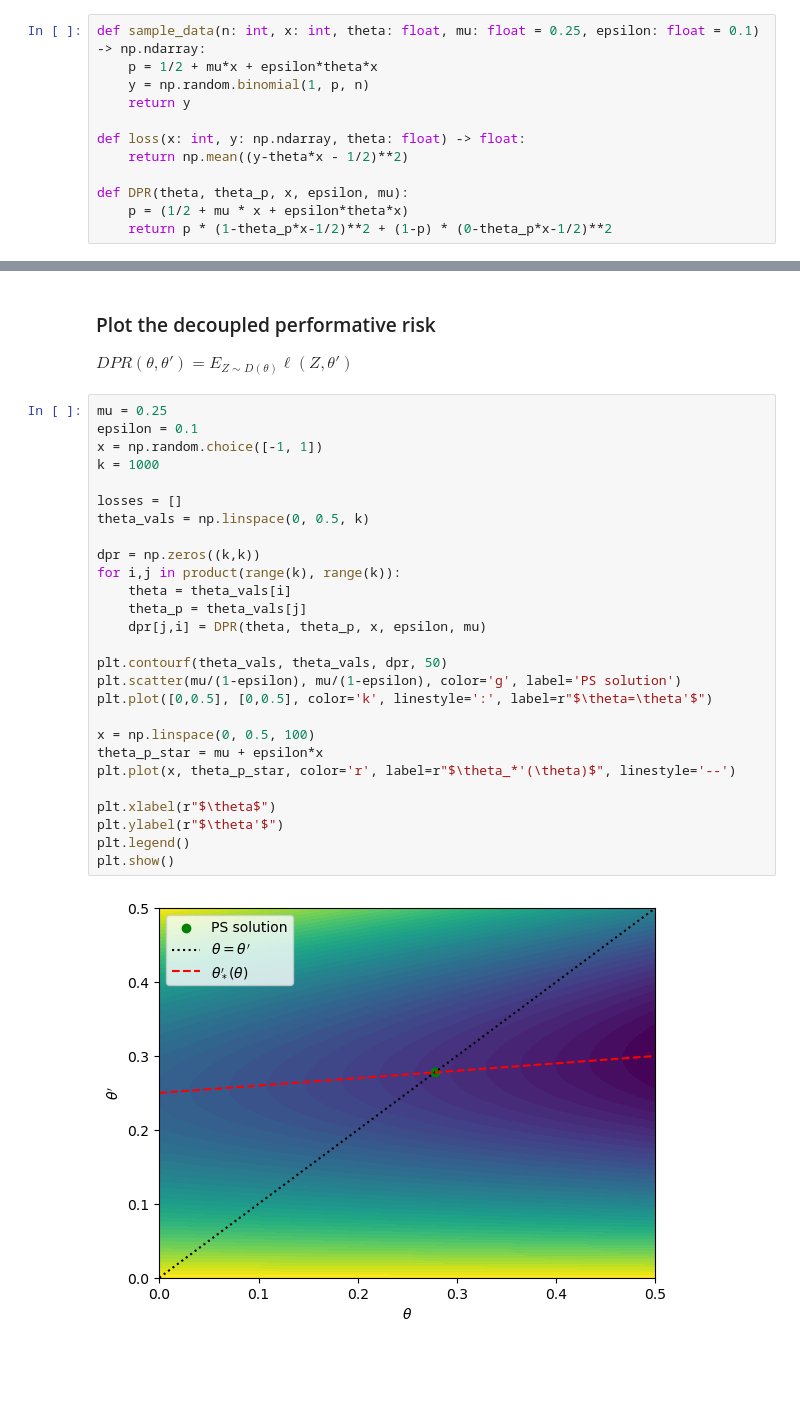
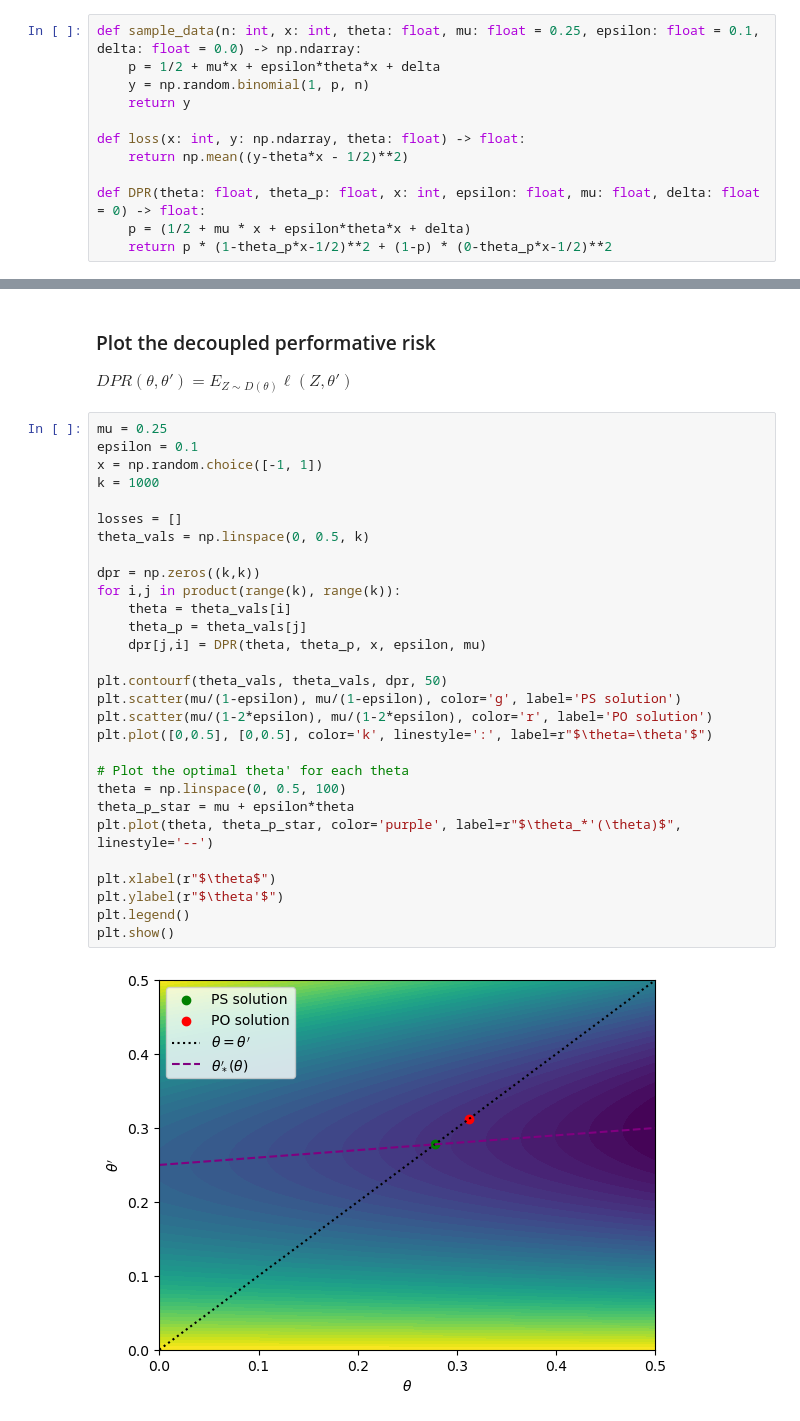
Before and after one commit to tetsnaga/poison-perf, a Jupyter notebook: biased_coin.ipynb, the cells around one changed output, grey strips where cells are left out. Drawn from its saved outputs; the diff is of its cells as text; blank space fills up the shorter version.

```diff
--- a/biased_coin.ipynb
+++ b/biased_coin.ipynb
@@ -41,16 +41,16 @@ from itertools import product
 # %% [markdown]
 Helper Functions
 # %%
-def sample_data(n: int, x: int, theta: float, mu: float = 0.25, epsilon: float = 0.1) -> np.ndarray:
-    p = 1/2 + mu*x + epsilon*theta*x
+def sample_data(n: int, x: int, theta: float, mu: float = 0.25, epsilon: float = 0.1, delta: float = 0.0) -> np.ndarray:
+    p = 1/2 + mu*x + epsilon*theta*x + delta
     y = np.random.binomial(1, p, n)
     return y
 
 def loss(x: int, y: np.ndarray, theta: float) -> float:
     return np.mean((y-theta*x - 1/2)**2)
 
-def DPR(theta, theta_p, x, epsilon, mu):
-    p = (1/2 + mu * x + epsilon*theta*x)
+def DPR(theta: float, theta_p: float, x: int, epsilon: float, mu: float, delta: float = 0) -> float:
+    p = (1/2 + mu * x + epsilon*theta*x + delta)
     return p * (1-theta_p*x-1/2)**2 + (1-p) * (0-theta_p*x-1/2)**2
 # %% [markdown]
 ### Compute Loss as a Function of Model Parameter $\theta$
@@ -88,29 +88,31 @@ $DPR(\theta, \theta') = E_{Z\sim D(\theta)}\ell(Z,\theta')$
 # %%
 mu = 0.25
 epsilon = 0.1
 x = np.random.choice([-1, 1])
 k = 1000
 
 losses = []
 theta_vals = np.linspace(0, 0.5, k)
 
 dpr = np.zeros((k,k))
 for i,j in product(range(k), range(k)):
     theta = theta_vals[i]
     theta_p = theta_vals[j]
     dpr[j,i] = DPR(theta, theta_p, x, epsilon, mu)
 
 plt.contourf(theta_vals, theta_vals, dpr, 50)
 plt.scatter(mu/(1-epsilon), mu/(1-epsilon), color='g', label='PS solution')
+plt.scatter(mu/(1-2*epsilon), mu/(1-2*epsilon), color='r', label='PO solution')
 plt.plot([0,0.5], [0,0.5], color='k', linestyle=':', label=r"$\theta=\theta'$")
 
-x = np.linspace(0, 0.5, 100)
-theta_p_star = mu + epsilon*x
-plt.plot(x, theta_p_star, color='r', label=r"$\theta_*'(\theta)$", linestyle='--')
+# Plot the optimal theta' for each theta
+theta = np.linspace(0, 0.5, 100)
+theta_p_star = mu + epsilon*theta
+plt.plot(theta, theta_p_star, color='purple', label=r"$\theta_*'(\theta)$", linestyle='--')
 
 plt.xlabel(r"$\theta$")
 plt.ylabel(r"$\theta'$")
 plt.legend()
 plt.show()
 # %% [output]
-[figure, old version]
+[figure, new version]
```
Also changed, not shown: parts of 7 cells of this notebook, 1 other file.
